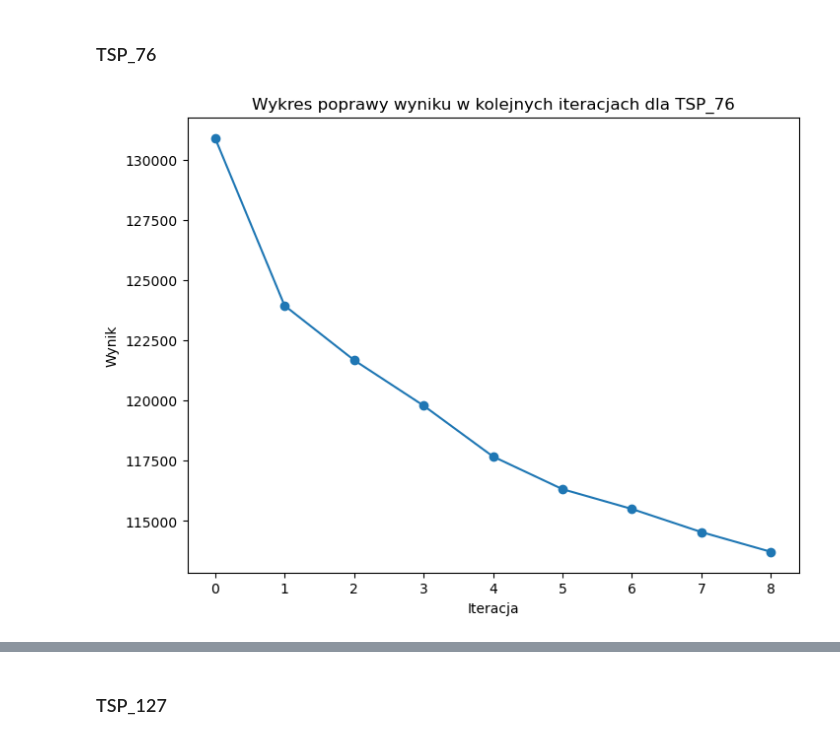
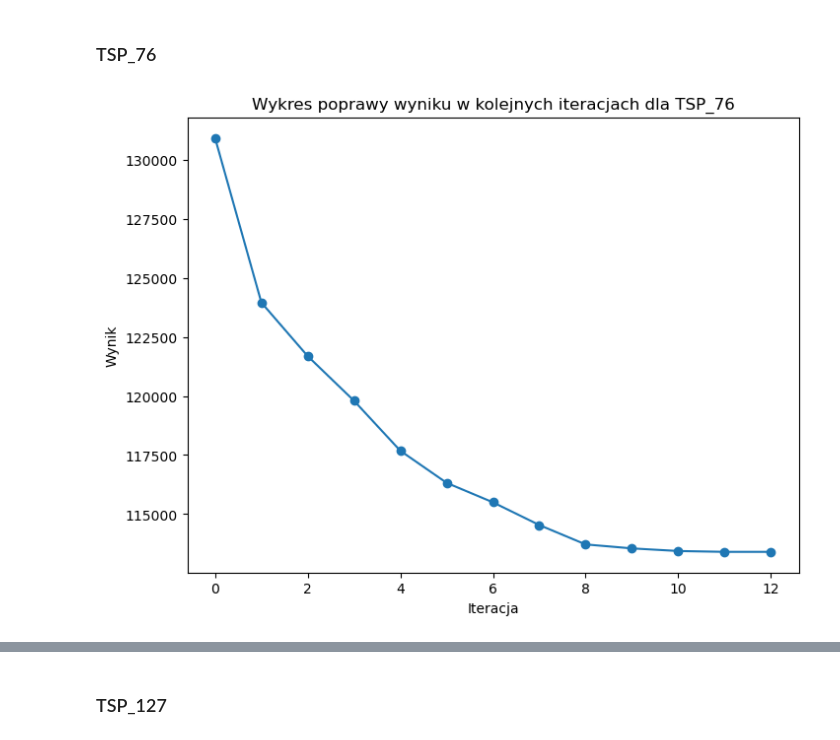
Before and after one commit to Alex4ndro5/ProjektTSP, a Jupyter notebook: Projekt_TSP.ipynb, the cells around one changed output, grey strips where cells are left out. Drawn from its saved outputs; the diff is of its cells as text; code cells hidden in the pictures.

```diff
--- a/Projekt_TSP.ipynb
+++ b/Projekt_TSP.ipynb
@@ -82,7 +82,7 @@ plot_route(route, TSP_48, 'TSP_48')
 # %%
 # Wykres poprawy wyniku dla TSP_76 z trasą początkową utworzoną przez NN
 
-values = [130921, 123955, 121688, 119798, 117681, 116323, 115499, 114538, 113717] # Wyniki
+values = [130921, 123955, 121688, 119798, 117681, 116323, 115499, 114538, 113717, 113549, 113438, 113403, 113403] # Wyniki
 plot_improvement(values, 'TSP_76')
 # %% [output]
-[figure, old version]
+[figure, new version]
```
Also changed, not shown: parts of 4 cells of this notebook, 2 other files.
